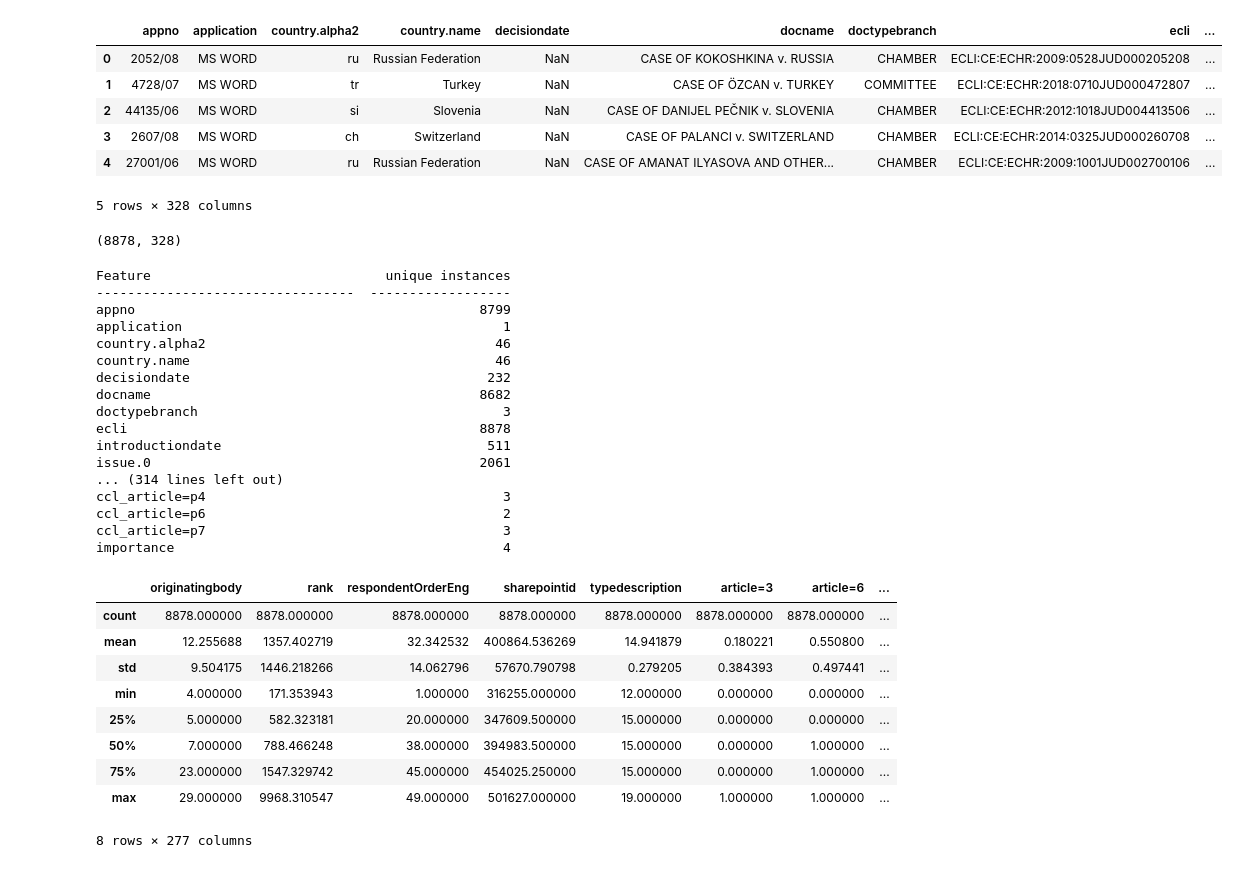
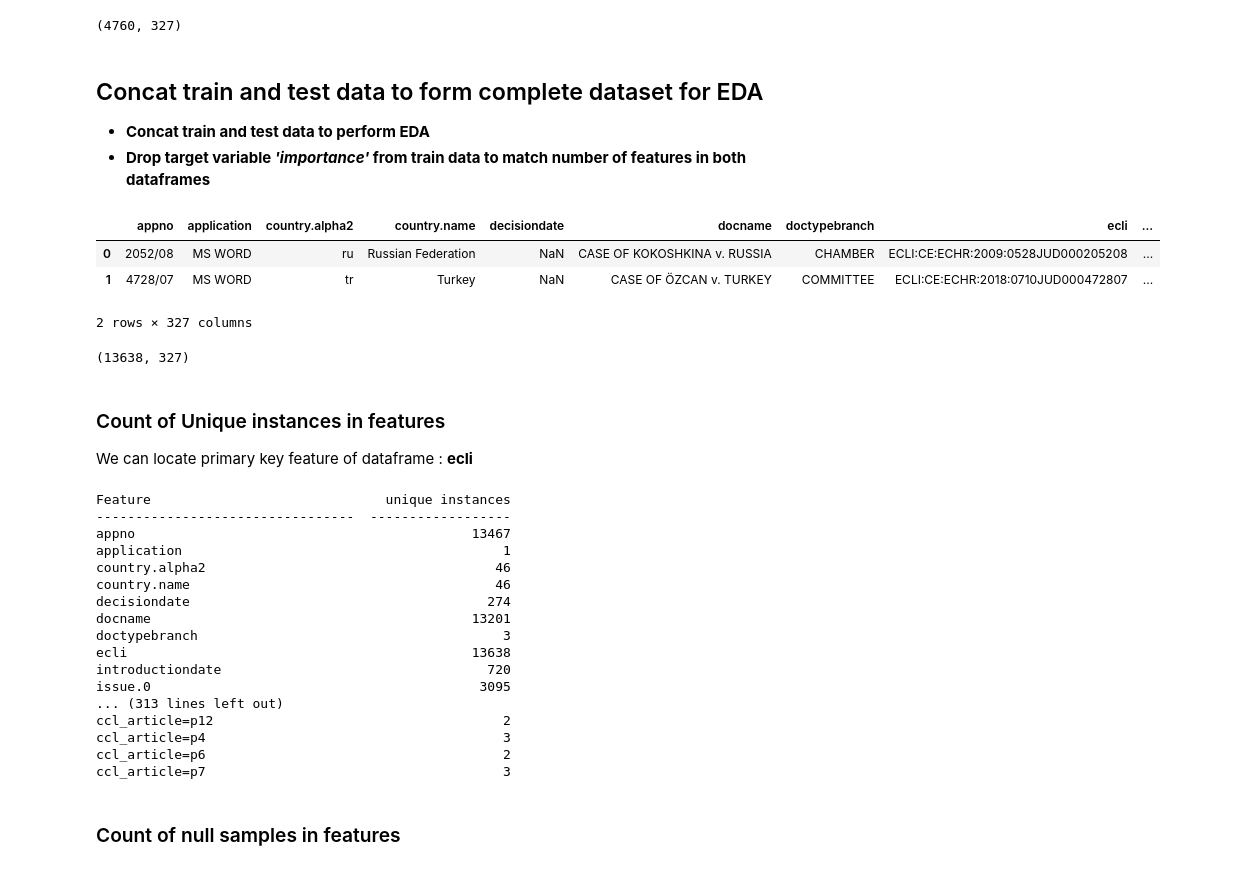
Before and after one commit to RasikKane/problem_solving, a Jupyter notebook: python/hackerearth/citizens_grievances/predict_importance.ipynb, the cells around one changed output. Cells and saved outputs as stored; diff of their text form; code cells hidden in the pictures.

Commit message:
EDA complete, data quality plan pending

```diff
--- a/python/hackerearth/citizens_grievances/predict_importance.ipynb
+++ b/python/hackerearth/citizens_grievances/predict_importance.ipynb
@@ -20,3 +45,3 @@ warnings.filterwarnings('ignore')
 # %%
-# read in data from csv file to pandas dataframe.
-df = pd.read_csv('dataset/train.csv',  keep_default_na=True, sep=',\s+', delimiter=',', skipinitialspace=True)
+# read in data from train.csv file to pandas dataframe.
+df_train = pd.read_csv('dataset/train.csv',  keep_default_na=True, sep=',\s+', delimiter=',', skipinitialspace=True)
@@ -22,0 +71,3 @@ df = pd.read_csv('dataset/train.csv',  keep_default_na=True, sep=',\s+', delimit
+# %%
+# read in data from test.csv file to pandas dataframe.
+df_test = pd.read_csv('dataset/test.csv',  keep_default_na=True, sep=',\s+', delimiter=',', skipinitialspace=True)
@@ -23,47 +81,46 @@ df = pd.read_csv('dataset/train.csv',  keep_default_na=True, sep=',\s+', delimit
+# %%
+df_test.shape
+# %% [output]
+(4760, 327)
+# %% [markdown]
+## Concat train and test data to form complete dataset for EDA
+* **Concat train and test data to perform EDA**
+* **Drop target variable *'importance'* from train data to match number of features in both dataframes**
+# %%
+df = pd.concat([df_train.drop('importance', axis=1), df_test])
 # %%
-df.head()
+df.head(2)
 # %% [output]
 |  | appno | application | country.alpha2 | country.name | decisiondate | docname | doctypebranch | ecli | ... |
 | 0 | 2052/08 | MS WORD | ru | Russian Federation | NaN | CASE OF KOKOSHKINA v. RUSSIA | CHAMBER | ECLI:CE:ECHR:2009:0528JUD000205208 | ... |
 | 1 | 4728/07 | MS WORD | tr | Turkey | NaN | CASE OF ÖZCAN v. TURKEY | COMMITTEE | ECLI:CE:ECHR:2018:0710JUD000472807 | ... |
-| 2 | 44135/06 | MS WORD | si | Slovenia | NaN | CASE OF DANIJEL PEČNIK v. SLOVENIA | CHAMBER | ECLI:CE:ECHR:2012:1018JUD004413506 | ... |
-| 3 | 2607/08 | MS WORD | ch | Switzerland | NaN | CASE OF PALANCI v. SWITZERLAND | CHAMBER | ECLI:CE:ECHR:2014:0325JUD000260708 | ... |
-| 4 | 27001/06 | MS WORD | ru | Russian Federation | NaN | CASE OF AMANAT ILYASOVA AND OTHER... | CHAMBER | ECLI:CE:ECHR:2009:1001JUD002700106 | ... |
-5 rows × 328 columns
+2 rows × 327 columns
 # %%
 df.shape
 # %% [output]
-(8878, 328)
+(13638, 327)
+# %% [markdown]
+### Count of Unique instances in features
+We can locate primary key feature of dataframe : **ecli**
 # %%
 print(tabulate(pd.DataFrame(df.nunique()), headers=["Feature", "unique instances"]), "\n\n\n")
 # %% [output]
 Feature                              unique instances
 ---------------------------------  ------------------
-appno                                            8799
+appno                                           13467
 application                                         1
 country.alpha2                                     46
 country.name                                       46
-decisiondate                                      232
-docname                                          8682
+decisiondate                                      274
+docname                                         13201
 doctypebranch                                       3
-ecli                                             8878
-introductiondate                                  511
-issue.0                                          2061
-... (314 lines left out)
+ecli                                            13638
+introductiondate                                  720
+issue.0                                          3095
+... (313 lines left out)
+ccl_article=p12                                     2
 ccl_article=p4                                      3
 ccl_article=p6                                      2
 ccl_article=p7                                      3
-importance                                          4
-# %%
-df.describe()
-# %% [output]
-|  | originatingbody | rank | respondentOrderEng | sharepointid | typedescription | article=3 | article=6 | ... |
-| count | 8878.000000 | 8878.000000 | 8878.000000 | 8878.000000 | 8878.000000 | 8878.000000 | 8878.000000 | ... |
-| mean | 12.255688 | 1357.402719 | 32.342532 | 400864.536269 | 14.941879 | 0.180221 | 0.550800 | ... |
-| std | 9.504175 | 1446.218266 | 14.062796 | 57670.790798 | 0.279205 | 0.384393 | 0.497441 | ... |
-| min | 4.000000 | 171.353943 | 1.000000 | 316255.000000 | 12.000000 | 0.000000 | 0.000000 | ... |
-| 25% | 5.000000 | 582.323181 | 20.000000 | 347609.500000 | 15.000000 | 0.000000 | 0.000000 | ... |
-| 50% | 7.000000 | 788.466248 | 38.000000 | 394983.500000 | 15.000000 | 0.000000 | 1.000000 | ... |
-| 75% | 23.000000 | 1547.329742 | 45.000000 | 454025.250000 | 15.000000 | 0.000000 | 1.000000 | ... |
-| max | 29.000000 | 9968.310547 | 49.000000 | 501627.000000 | 19.000000 | 1.000000 | 1.000000 | ... |
-8 rows × 277 columns
+# %% [markdown]
+### Count of null samples  in features
```
Also changed, not shown: parts of 24 cells of this notebook, 1 other file.
